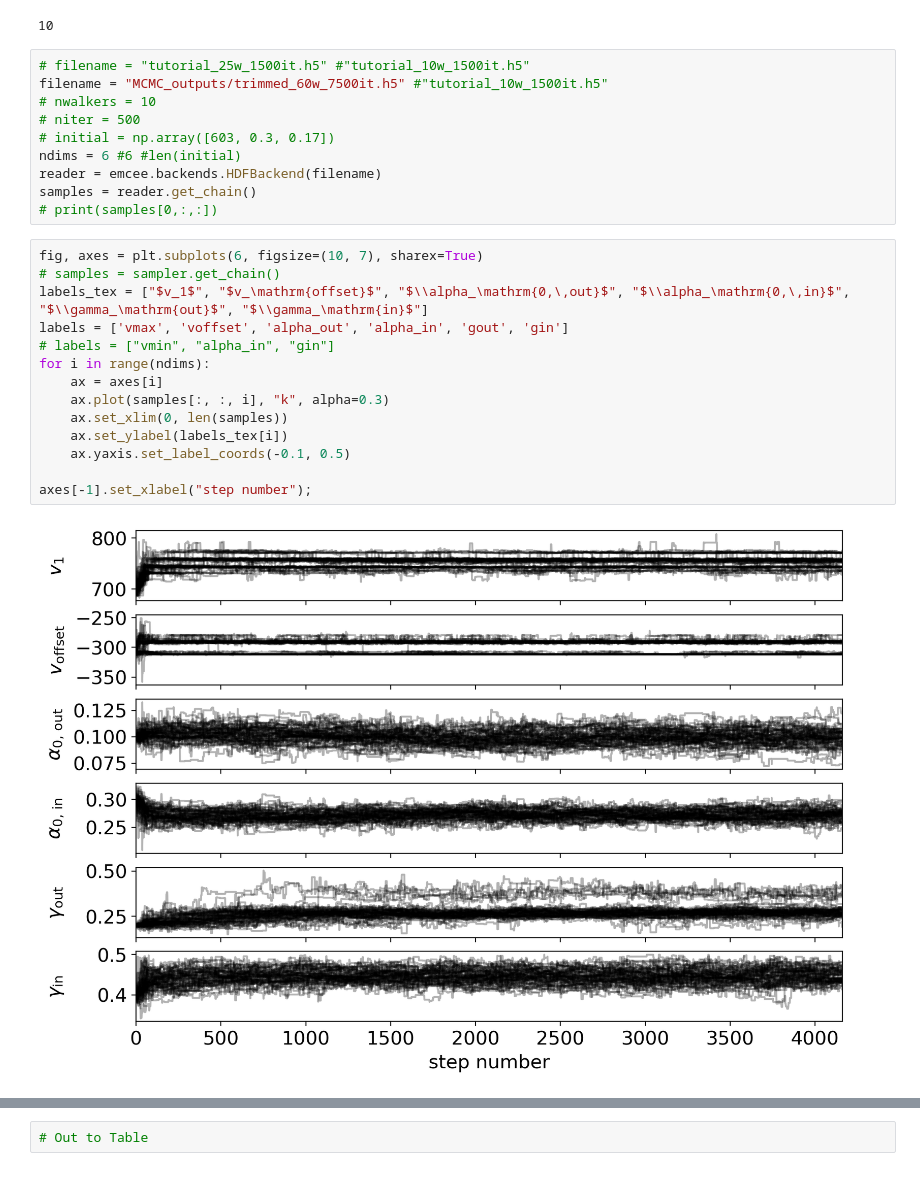
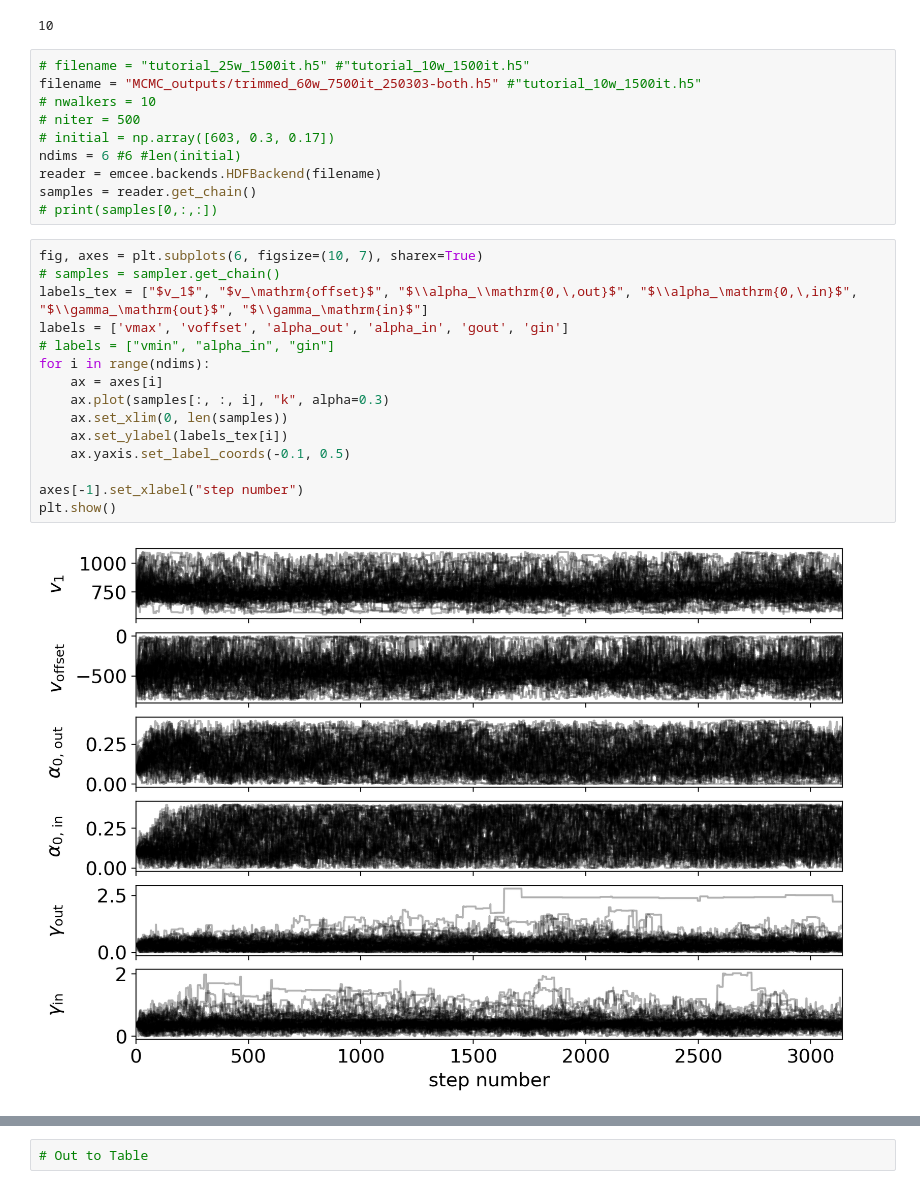
Before and after one commit to prusinski/galpair_model, a Jupyter notebook: read_mcmc.ipynb, the cells around one changed output, grey strips where cells are left out. Drawn from its saved outputs; the diff is of its cells as text.

```diff
--- a/read_mcmc.ipynb
+++ b/read_mcmc.ipynb
@@ -18,7 +18,7 @@ mp.cpu_count()
 10
 # %%
 # filename = "tutorial_25w_1500it.h5" #"tutorial_10w_1500it.h5"
-filename = "MCMC_outputs/trimmed_60w_7500it.h5" #"tutorial_10w_1500it.h5"
+filename = "MCMC_outputs/trimmed_60w_7500it_250303-both.h5" #"tutorial_10w_1500it.h5"
 # nwalkers = 10
 # niter = 500
 # initial = np.array([603, 0.3, 0.17])
@@ -29,19 +29,20 @@ samples = reader.get_chain()
 # %%
 fig, axes = plt.subplots(6, figsize=(10, 7), sharex=True)
 # samples = sampler.get_chain()
-labels_tex = ["$v_1$", "$v_\mathrm{offset}$", "$\\alpha_\mathrm{0,\,out}$", "$\\alpha_\mathrm{0,\,in}$", "$\\gamma_\mathrm{out}$", "$\\gamma_\mathrm{in}$"]
+labels_tex = ["$v_1$", "$v_\mathrm{offset}$", "$\\alpha_\\mathrm{0,\,out}$", "$\\alpha_\mathrm{0,\,in}$", "$\\gamma_\mathrm{out}$", "$\\gamma_\mathrm{in}$"]
 labels = ['vmax', 'voffset', 'alpha_out', 'alpha_in', 'gout', 'gin']
 # labels = ["vmin", "alpha_in", "gin"]
 for i in range(ndims):
     ax = axes[i]
     ax.plot(samples[:, :, i], "k", alpha=0.3)
     ax.set_xlim(0, len(samples))
     ax.set_ylabel(labels_tex[i])
     ax.yaxis.set_label_coords(-0.1, 0.5)
 
-axes[-1].set_xlabel("step number");
+axes[-1].set_xlabel("step number")
+plt.show()
 # %% [output]
-[figure, old version]
+[figure, new version]
 # %%
 tau = reader.get_autocorr_time(quiet=True)
 print(tau)
```
Also changed, not shown: parts of 8 cells of this notebook, 11 other files.
